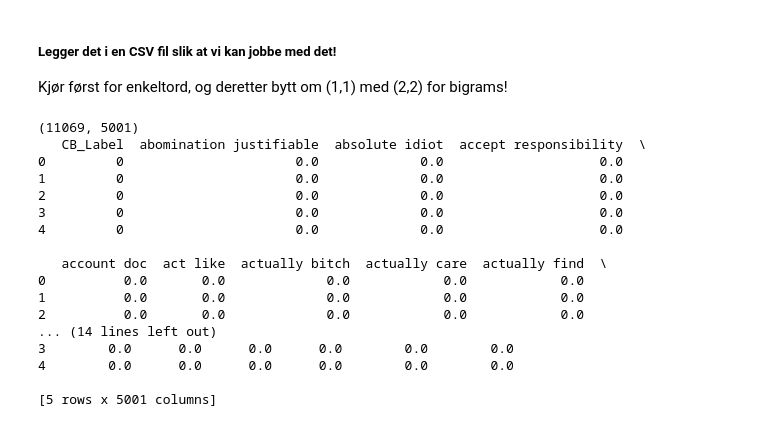
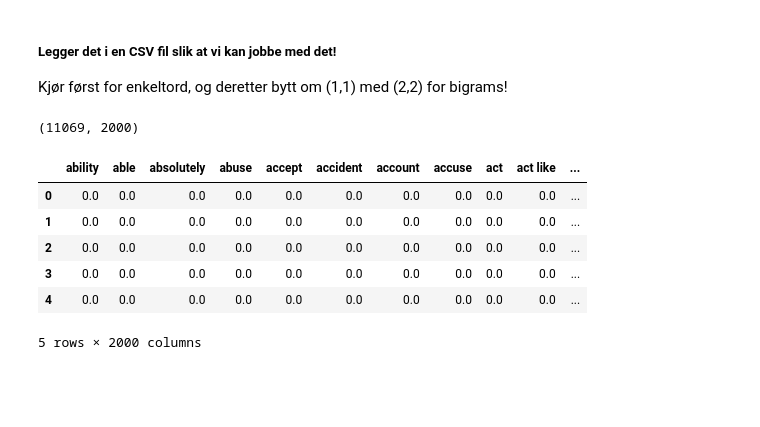
Before and after one commit to sebalexsmith/IT3212, a Jupyter notebook: assignment_3/extraction.ipynb, the cells around one changed output. Saved outputs shown, nothing was run; the diff lists cells and outputs as text; code cells hidden in the pictures; blank space fills up the shorter version.

```diff
--- a/assignment_3/extraction.ipynb
+++ b/assignment_3/extraction.ipynb
@@ -106,44 +146,32 @@ Kjør først for enkeltord, og deretter bytt om (1,1) med (2,2) for bigrams!
 # %%
 # --- TF-IDF vectorization ---
 from sklearn.feature_extraction.text import TfidfVectorizer
 import pandas as pd
 
 tfidf = TfidfVectorizer(
-    max_features=5000,
-    ngram_range=(1,1),
-    # ngram_range=(2,2),
+    max_features=2000,
+    ngram_range=(1, 2), # both uni- and bigrams
+    # ngram_range=(2, 2), # only bigrams (don't specify ngram_range to only get unigrams)
 )
 
 # Tren TF-IDF på alle tekstene
 X_tfidf = tfidf.fit_transform(df['clean_text'])
 
 # Hent feature (ord/bigrams)
 feature_names = tfidf.get_feature_names_out()
 
 # Konverter til DataFrame
 X_tfidf_df = pd.DataFrame(X_tfidf.toarray(), columns=feature_names)
 
-# Legg til labels først
-X_tfidf_df.insert(0, 'CB_Label', df['CB_Label'].values)
-
 # Sjekk resultatet
 print(X_tfidf_df.shape)
-print(X_tfidf_df.head())
+X_tfidf_df.head()
 # %% [output]
-(11069, 5001)
-   CB_Label  abomination justifiable  absolute idiot  accept responsibility  \
-0         0                      0.0             0.0                    0.0
-1         0                      0.0             0.0                    0.0
-2         0                      0.0             0.0                    0.0
-3         0                      0.0             0.0                    0.0
-4         0                      0.0             0.0                    0.0
-
-   account doc  act like  actually bitch  actually care  actually find  \
-0          0.0       0.0             0.0            0.0            0.0
-1          0.0       0.0             0.0            0.0            0.0
-2          0.0       0.0             0.0            0.0            0.0
-... (14 lines left out)
-3        0.0      0.0      0.0      0.0        0.0        0.0
-4        0.0      0.0      0.0      0.0        0.0        0.0
-
-[5 rows x 5001 columns]
+(11069, 2000)
+|  | ability | able | absolutely | abuse | accept | accident | account | accuse | act | act like | ... |
+| 0 | 0.0 | 0.0 | 0.0 | 0.0 | 0.0 | 0.0 | 0.0 | 0.0 | 0.0 | 0.0 | ... |
+| 1 | 0.0 | 0.0 | 0.0 | 0.0 | 0.0 | 0.0 | 0.0 | 0.0 | 0.0 | 0.0 | ... |
+| 2 | 0.0 | 0.0 | 0.0 | 0.0 | 0.0 | 0.0 | 0.0 | 0.0 | 0.0 | 0.0 | ... |
+| 3 | 0.0 | 0.0 | 0.0 | 0.0 | 0.0 | 0.0 | 0.0 | 0.0 | 0.0 | 0.0 | ... |
+| 4 | 0.0 | 0.0 | 0.0 | 0.0 | 0.0 | 0.0 | 0.0 | 0.0 | 0.0 | 0.0 | ... |
+5 rows × 2000 columns
```
Also changed, not shown: parts of 14 cells of this notebook.
